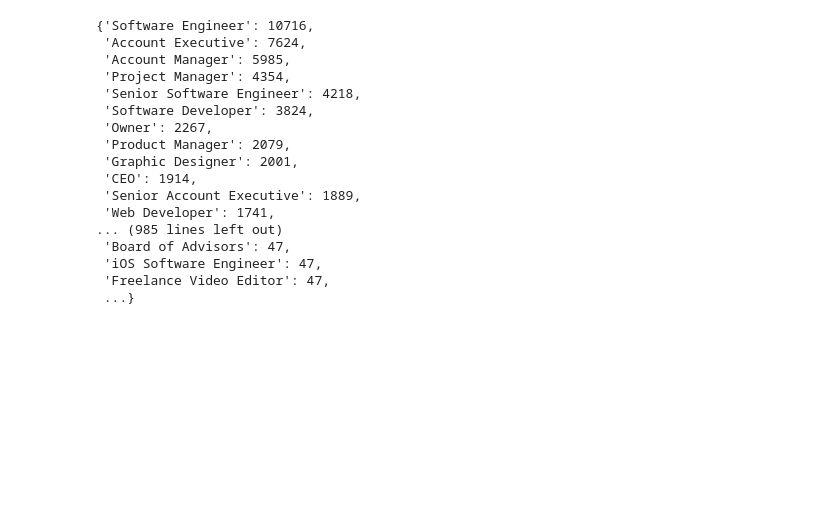
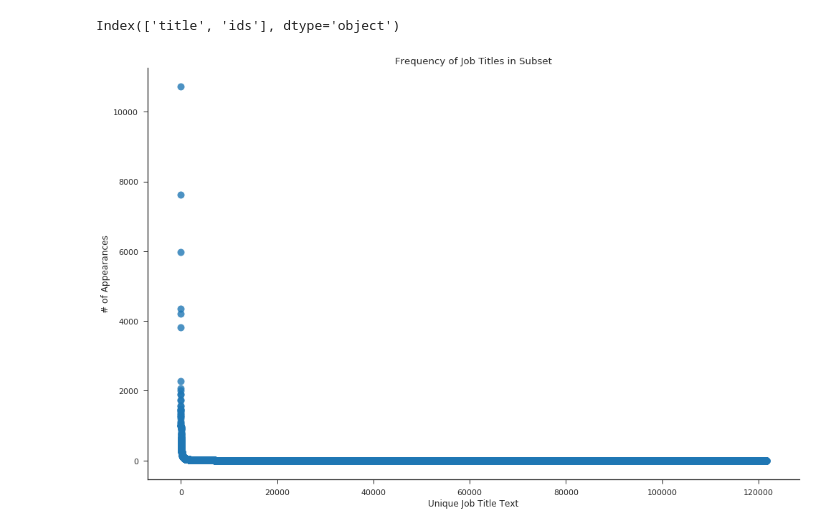
Before and after one commit to kotoroshinoto/whostheboss, a Jupyter notebook: exploratory.ipynb, the cells around one changed output. Drawn from its saved outputs; the diff is of its cells as text; code cells hidden in the pictures; blank space fills up the shorter version.

Commit message:
ready for AWS deployment. not really sure why combined model is so bad, but maybe i'll figure it out later.

```diff
--- a/exploratory.ipynb
+++ b/exploratory.ipynb
@@ -41,22 +51,4 @@ KeyboardInterrupt:
 # %%
-counts = df['title'].value_counts().to_dict()
+titles = df['title'].value_counts()
+# print(titles)
+# titles=titles.to_dict()
-# %%
-counts
-# %% [output]
-{'Software Engineer': 10716,
- 'Account Executive': 7624,
- 'Account Manager': 5985,
- 'Project Manager': 4354,
- 'Senior Software Engineer': 4218,
- 'Software Developer': 3824,
- 'Owner': 2267,
- 'Product Manager': 2079,
- 'Graphic Designer': 2001,
- 'CEO': 1914,
- 'Senior Account Executive': 1889,
- 'Web Developer': 1741,
-... (985 lines left out)
- 'Board of Advisors': 47,
- 'iOS Software Engineer': 47,
- 'Freelance Video Editor': 47,
- ...}
@@ -62,0 +58,21 @@ counts
+# %%
+tdf = pd.DataFrame(titles)
+# tdf[] = 'title_count'
+# title_l = []
+# title_c = []
+# for title in titles:
+#     title_l.append(title)
+#     title_c.append(titles[title])
+# tdf['titles']=title_l
+# tdf['title_count']=title_c
+# tdf.withColumn("rowId", monotonically_increasing_id())
+# tdf
+
+ids = []
+for i in range(len(tdf)):
+    ids.append(i+1)
+# print(len(ids))
+tdf['ids']=ids
+tdf.columns
+# %% [output]
+Index(['title', 'ids'], dtype='object')
@@ -62,0 +131,4 @@ counts
+# %%
+scatplot(tdf)
+# %% [output]
+[figure, added]
```
Also changed, not shown: parts of 12 cells of this notebook, 26 other files.
